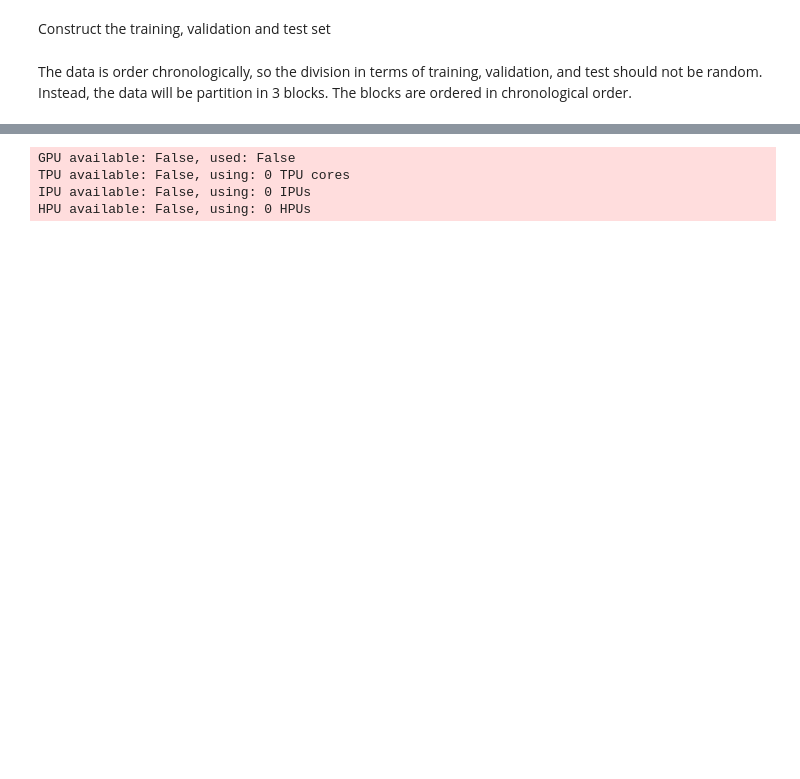
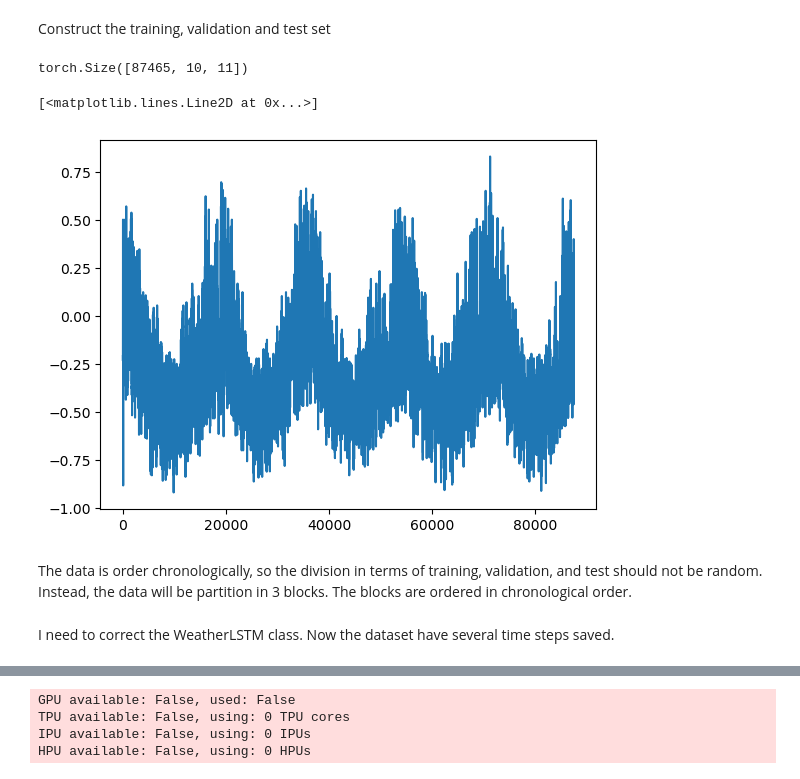
Before and after one commit to vihanw/UrbanWeatherPrediction, a Jupyter notebook: LSTM_forecast.ipynb, the cells around one changed output, grey strips where cells are left out. Drawn from its saved outputs; the diff is of its cells as text; code cells hidden in the pictures; blank space fills up the shorter version.

Commit message:
WeatherData now accepts time steps

```diff
--- a/LSTM_forecast.ipynb
+++ b/LSTM_forecast.ipynb
@@ -34,13 +34,21 @@ def transform_to_range(inputs,historic, y1=1,y0=-1):
         b_array[i]=-x0*slope[i]+y0
 
     return inputs*slope+b_array
+
+def create_array_from_steps(tensor,step):
+    l,n=tensor.shape
+    new_tensor=torch.zeros((l-step+1,step,n))
+    for i in range(l-step+1):
+        new_tensor[i]=tensor[i:i+step]
+
+    return new_tensor
 # %% [markdown]
 Construct the training, validation and test set
 # %%
 ## We are creating a custom dataset class
 class WeatherData(Dataset):
 
-    def __init__(self, csv_inputs, csv_outputs,csv_historic,y1=1,y0=-1):
+    def __init__(self, csv_inputs, csv_outputs,csv_historic,step,y1=1,y0=-1):
         """
         Arguments:
             csv_inputs (string): Path to the csv file of the inputs of the NN.
@@ -58,14 +66,17 @@ class WeatherData(Dataset):
         n=len(input_data)
         minutes=[datetime.datetime.strptime(input_data["local_time"][i], '%Y-%m-%d %H:%M:%S').minute for i in range(n)]
         input_data["local_time"]=minutes
-        self.inputs=transform_to_range(torch.tensor(input_data.values.astype(np.float32)),historic,y1=y1,y0=y0)
+        inputs_tmp=transform_to_range(torch.tensor(input_data.values.astype(np.float32)),historic,y1=y1,y0=y0)
+        self.inputs=create_array_from_steps(inputs_tmp,step)
 
         #Transform output data
         x1_temperature=historic["Air_Temperature_in_degrees_C"][1]
         x0_temperature=historic["Air_Temperature_in_degrees_C"][0]
         slope_temperature=(y1-y0)/(x1_temperature-x0_temperature)
         b_temperature=-x0_temperature*slope_temperature+y0
-        self.outputs=torch.tensor(output_data.values.astype(np.float32))*slope_temperature+b_temperature
+        outputs_tmp=torch.tensor(output_data.values.astype(np.float32))*slope_temperature+b_temperature
+        self.outputs=outputs_tmp[step-1:]
+
 
 
 
@@ -80,7 +91,16 @@ input_86077="./data/cleaned_data/86077_aws_plumber_data_inputs.csv"
 output_86077="./data/cleaned_data/86077_aws_plumber_data_outputs.csv"
 historic_path="./data/cleaned_data/Historical_data.csv"
 # %%
-dataset=WeatherData(input_86077,output_86077,historic_path)
+dataset=WeatherData(input_86077,output_86077,historic_path,10)
+# %%
+dataset.inputs.shape
+# %% [output]
+torch.Size([87465, 10, 11])
+# %%
+plt.plot(np.array(dataset[:][1]))
+# %% [output]
+[<matplotlib.lines.Line2D at 0x...>]
+[figure, added]
 # %% [markdown]
 The data is order chronologically, so the division in terms of training, validation, and test should not be random. Instead, the data will be partition in 3 blocks. The blocks are ordered in chronological order.
 # %%
@@ -100,6 +120,8 @@ BATCH_SIZE = 64 #Just indicate the batch size
 trainloader = DataLoader(trainset, batch_size=BATCH_SIZE)
 valloader = DataLoader(valset, batch_size=BATCH_SIZE)
 testloader = DataLoader(testset, batch_size=BATCH_SIZE)
+# %% [markdown]
+I need to correct the WeatherLSTM class. Now the dataset have several time steps saved.
 # %%
 ## We are going to use the PyTorch's nn.LSTM() method
 class WeatherLSTM(pl.LightningModule):
```
Also changed, not shown: parts of 19 cells of this notebook, 6 other files.
